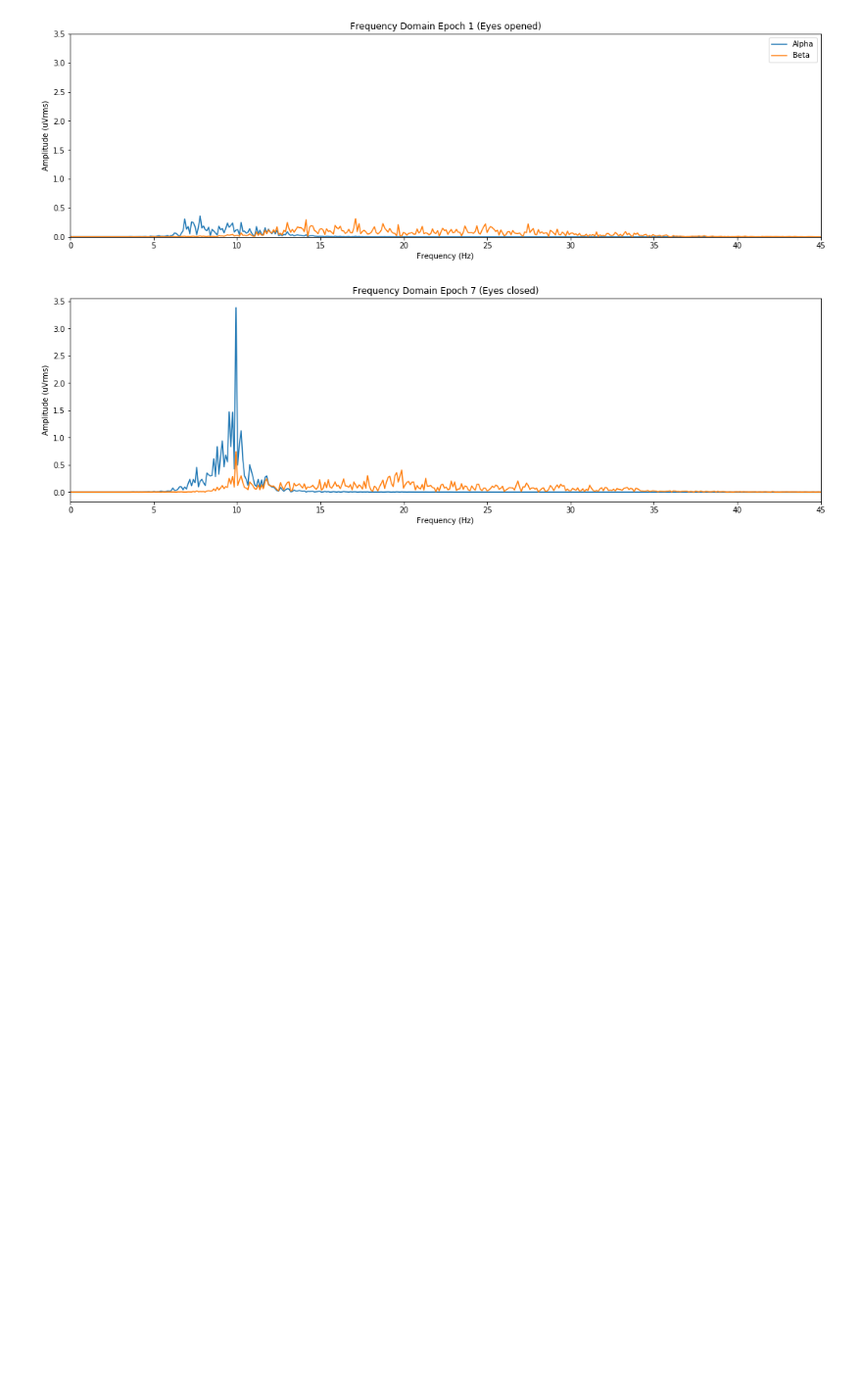
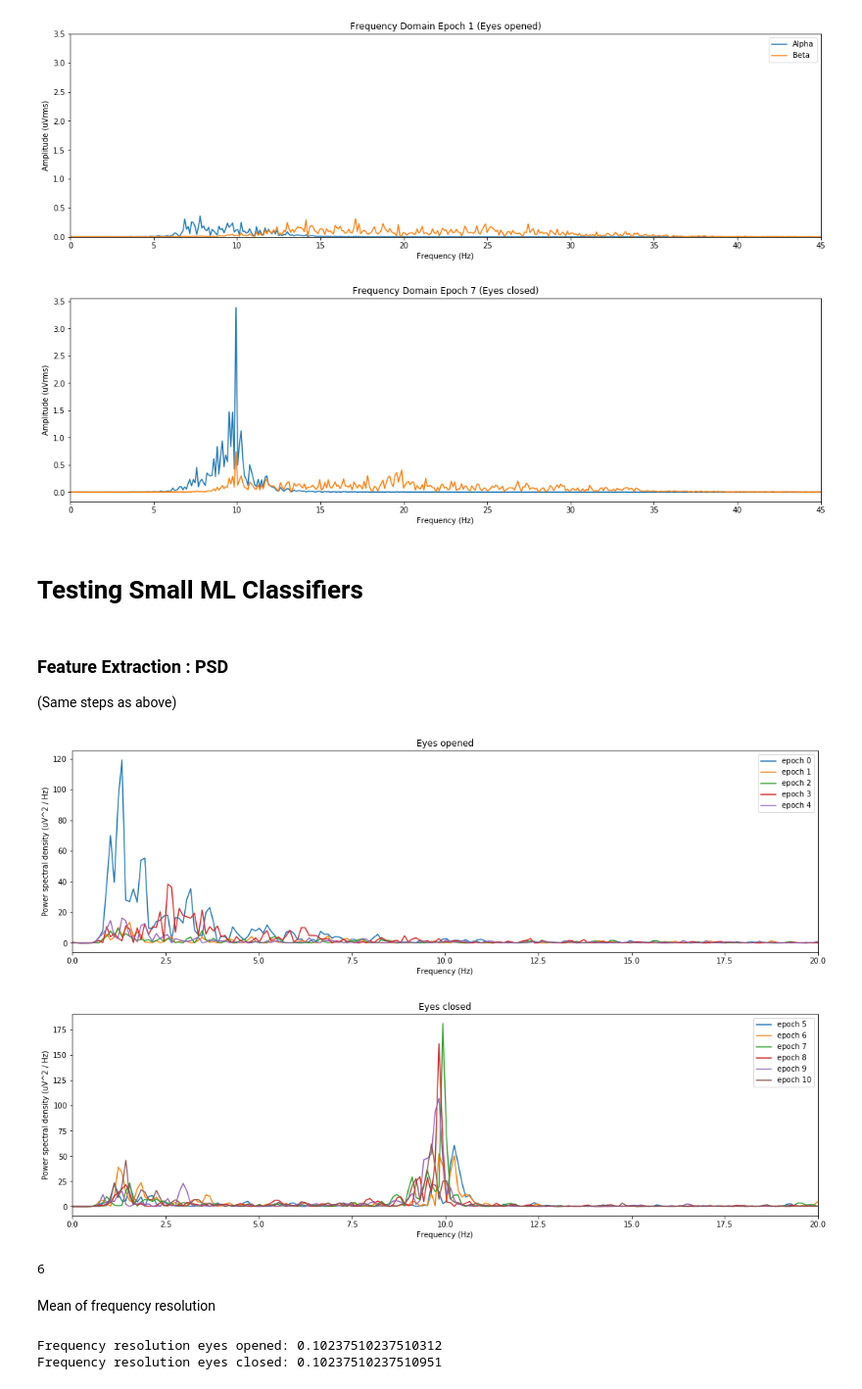
Before and after one commit to atarixGB/polycortex-projet-ete2020, a Jupyter notebook: exploration/realdata_eeg_filtering_test.ipynb, the cells around one changed output. Shown at 98% size. Cells and saved outputs as stored; diff of their text form; code cells hidden in the pictures; blank space fills up the shorter version.

```diff
--- a/realdata_eeg_filtering_test.ipynb
+++ b/exploration/realdata_eeg_filtering_test.ipynb
@@ -407,3 +432,83 @@ plt.show()
 # %% [output]
 [figure]
 [figure]
+# %% [markdown]
+# Testing Small ML Classifiers
+# %% [markdown]
+### Feature Extraction : PSD
+(Same steps as above)
+# %%
+# All epoch with eyes opened (epoch 0 to 4)
+frequencies_op, psd_op = [], []
+
+plt.figure(figsize = [18,5])
+
+for i in range(0,5):
+    freq, psd = signal.welch(epochs_array[i], sampling_rate, nperseg= window_size * sampling_rate)
+    frequencies_op.append(freq)
+    psd_op.append(psd)
+    plt.plot(freq, psd, label = 'epoch ' + str(i))
+    i += 1
+
+plt.xlim(0,20)
+plt.xlabel('Frequency (Hz)')
+plt.ylabel('Power spectral density (uV^2 / Hz)')
+plt.title("Welch's periodogram - Linear Scale")
+plt.title("Eyes opened")
+plt.legend()
+plt.show()
+
+
+# All epoch with eyes closed (epoch 5 to 10)
+frequencies_cl, psd_cl = [], []
+
+plt.figure(figsize = [18,5])
+
+for i in range(5,11):
+    freq, psd = signal.welch(epochs_array[i], sampling_rate, nperseg= window_size * sampling_rate)
+    frequencies_cl.append(freq)
+    psd_cl.append(psd)
+    plt.plot(freq, psd, label = 'epoch ' + str(i))
+
+plt.xlim(0,20)
+plt.xlabel('Frequency (Hz)')
+plt.ylabel('Power spectral density (uV^2 / Hz)')
+plt.title("Welch's periodogram - Linear Scale")
+plt.title("Eyes closed")
+plt.legend()
+plt.show()
+
+len(frequencies_cl)
+# %% [output]
+[figure, added]
+[figure, added]
+6
+# %% [markdown]
+Mean of frequency resolution
+# %%
+mean_freq_op, mean_freq_cl = 0, 0
+
+# eyes opened
+for i in range(5):
+    j = 1
+    while j < len(frequencies_op[0]):
+        mean_freq_op += frequencies_op[i][j] - frequencies_op[i][j-1]
+        j += 1
+
+mean_freq_op = mean_freq_op / (len(frequencies_op) * len(frequencies_op[0]))
+
+print("Frequency resolution eyes opened:", mean_freq_op)
+
+# eyes closed
+for i in range(6):
+    j = 1
+    while j < len(frequencies_cl[0]):
+        mean_freq_cl += frequencies_cl[i][j] - frequencies_cl[i][j-1]
+        j += 1
+
+mean_freq_cl = mean_freq_cl / (len(frequencies_cl) * len(frequencies_cl[0]))
+
+print("Frequency resolution eyes closed:", mean_freq_cl)
+# %% [output]
+Frequency resolution eyes opened: 0.10237510237510312
+Frequency resolution eyes closed: 0.10237510237510951
```
Also changed, not shown: parts of 13 cells of this notebook, 12 other files.
